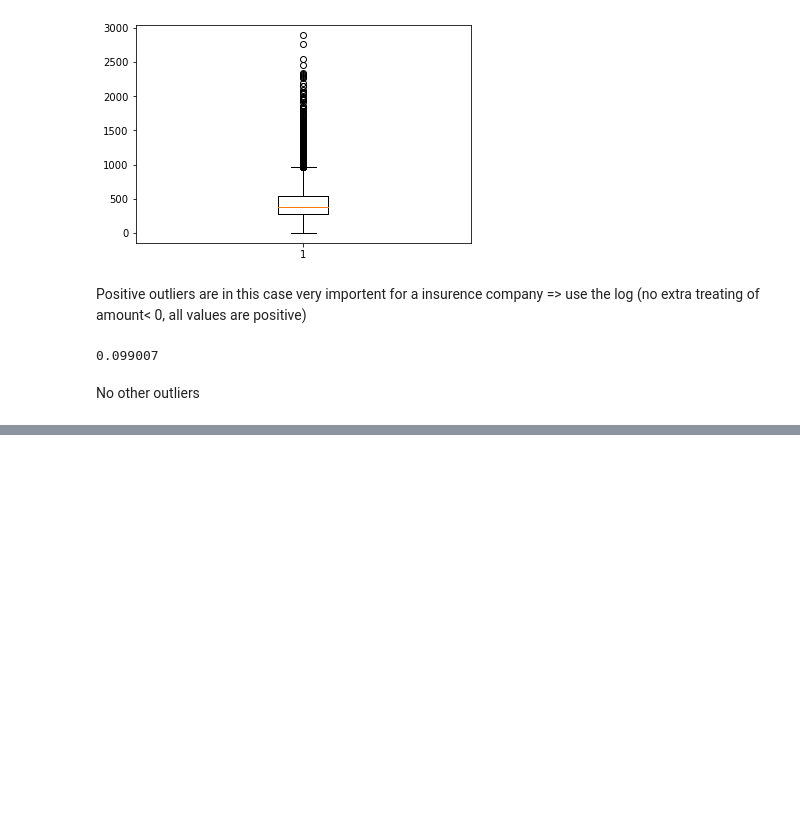
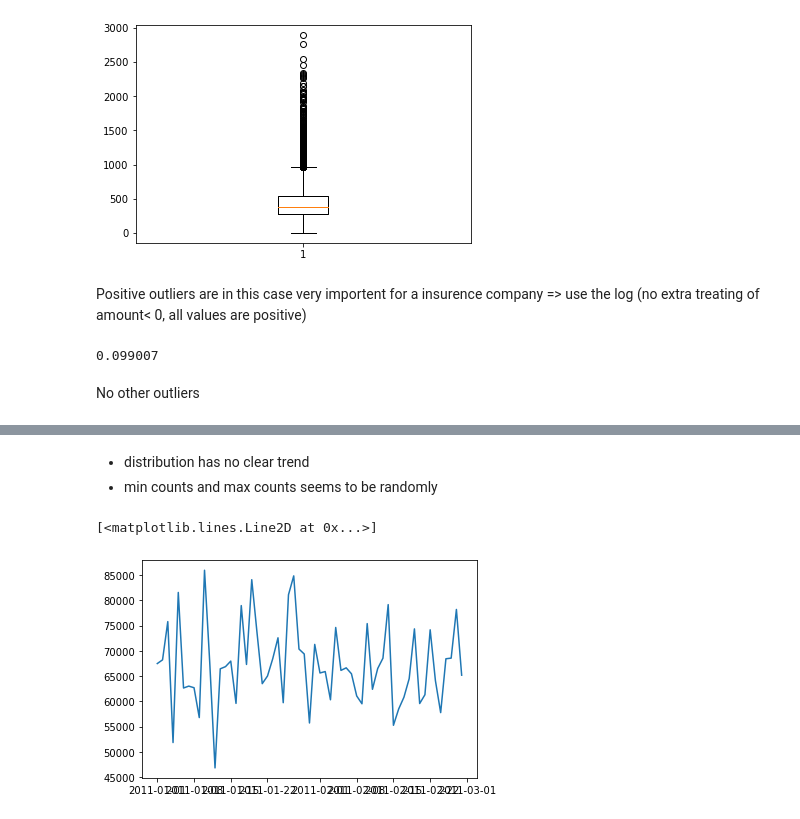
Before and after one commit to DaLahrmann/lab-cleaning-numerical-data, a Jupyter notebook: main_notebook.ipynb, the cells around one changed output, grey strips where cells are left out. Saved outputs shown, nothing was run; the diff lists cells and outputs as text; code cells hidden in the pictures; blank space fills up the shorter version.

```diff
--- a/main_notebook.ipynb
+++ b/main_notebook.ipynb
@@ -183,2 +186,10 @@ months_since_policy_inceptions seems humogeneous distributed
 
 total_claim_amount has a clear peak at 400 => could be a result of the combination of the peaks of custome_lifetime_values and monthly_premium_auto for bigger total_claim_amounts the distribution decreases
+# %%
+discrete_df['semester_since_last_claim']=continuous_df.months_since_last_claim.apply(lambda x: int(x)//6)
+display(discrete_df.semester_since_last_claim.value_counts())
+discrete_df['years_since_policy_inception']=continuous_df.months_since_policy_inception.apply(lambda x: int(x)//12)
+display(discrete_df.years_since_policy_inception.value_counts())
+
+continuous_df=continuous_df.drop(['months_since_last_claim','months_since_policy_inception'],axis=1)
+display(discrete_df.head())
@@ -193,9 +247,10 @@ plt.show()
 outliers here are people with a lifetime_value > then 40000
 the differences become smaller if we use the logarithm
 # %%
-continuous_df.customer_lifetime_value_log=continuous_df.customer_lifetime_value.apply(np.log)
+continuous_df['customer_lifetime_value_log']=continuous_df.customer_lifetime_value.apply(np.log)
 
 plt.boxplot(continuous_df.customer_lifetime_value_log)
 plt.show()
+display(continuous_df.head())
 # %% [output]
 [figure]
@@ -210,7 +271,7 @@ plt.show()
 Positive outliers are in this case very importent for a insurence company => use the log (no extra treating of amount< 0, all values are positive)
 # %%
 print(continuous_df.total_claim_amount.min())
-continuous_df.total_claim_amount_log=continuous_df.total_claim_amount.apply(np.log)
+continuous_df['total_claim_amount_log']=continuous_df.total_claim_amount.apply(np.log)
 # %% [output]
 0.099007
 # %% [markdown]
@@ -217,0 +459,10 @@ No other outliers
+# %% [markdown]
+* distribution has no clear trend
+* min counts and max counts seems to be randomly
+# %%
+data2=pd.concat([customer_df.effective_to_date, continuous_df.total_claim_amount],axis=1)
+ptab=pd.pivot_table(data2, values='total_claim_amount', index='effective_to_date', aggfunc=np.sum)
+plt.plot(ptab)
+# %% [output]
+[<matplotlib.lines.Line2D at 0x...>]
+[figure, added]
```
Also changed, not shown: parts of 42 cells of this notebook.
